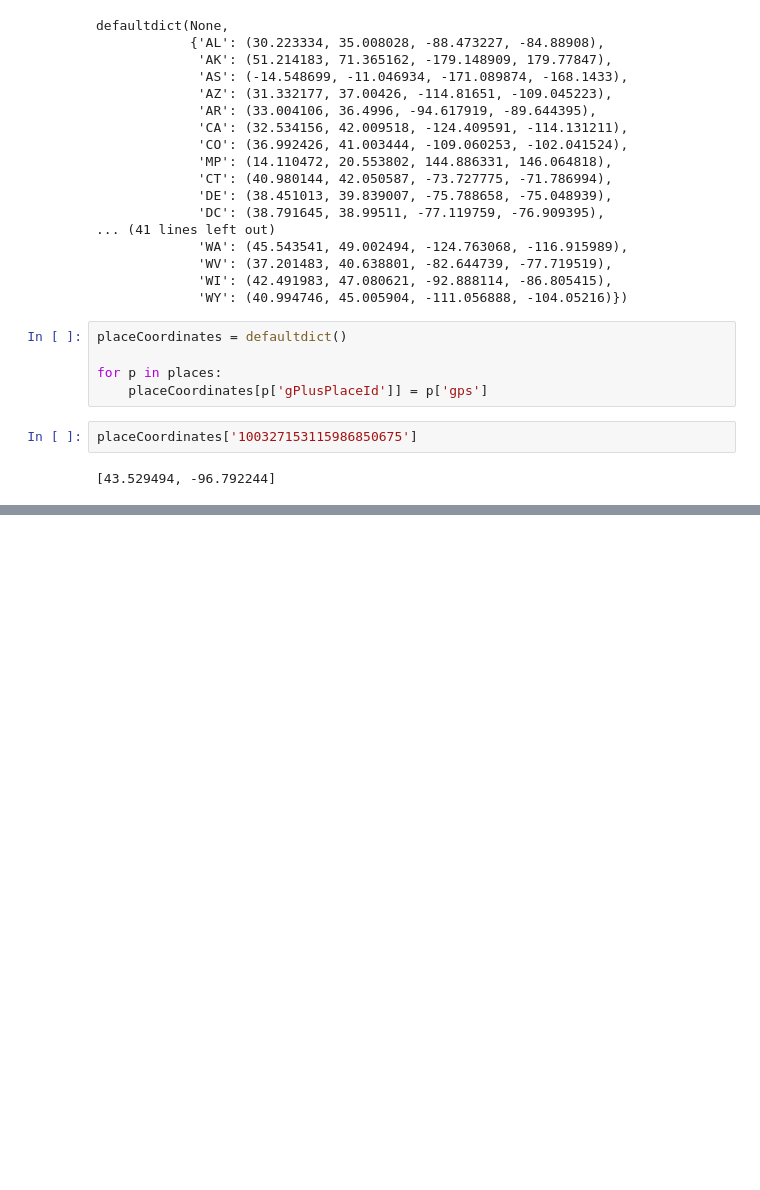
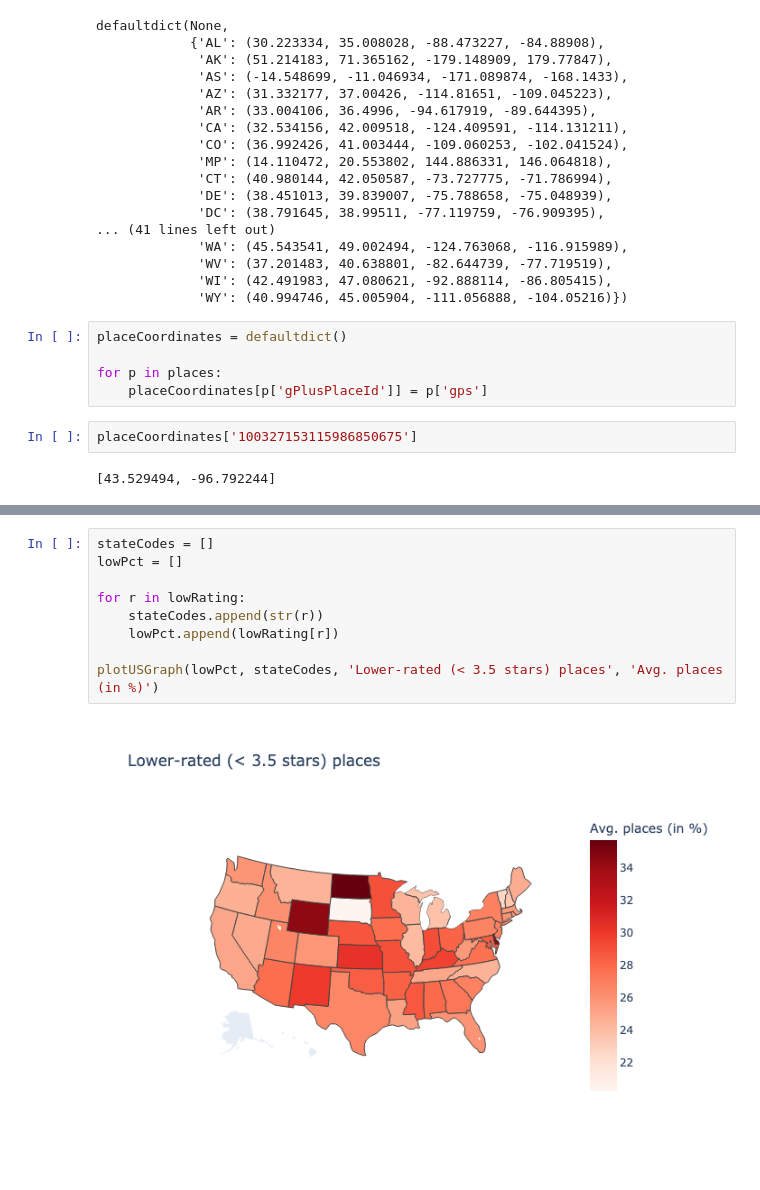
Before and after one commit to ashwin9999/google-local-reviews, a Jupyter notebook: EDA.ipynb, the cells around one changed output, grey strips where cells are left out. Drawn from its saved outputs; the diff is of its cells as text; blank space fills up the shorter version.

```diff
--- a/EDA.ipynb
+++ b/EDA.ipynb
@@ -199,0 +196,11 @@ Image(imgBytes)
+# %%
+stateCodes = []
+lowPct = []
+
+for r in lowRating:
+    stateCodes.append(str(r))
+    lowPct.append(lowRating[r])
+
+plotUSGraph(lowPct, stateCodes, 'Lower-rated (< 3.5 stars) places', 'Avg. places (in %)')
+# %% [output]
+[figure, added]
```
Also changed, not shown: parts of 6 cells of this notebook.
